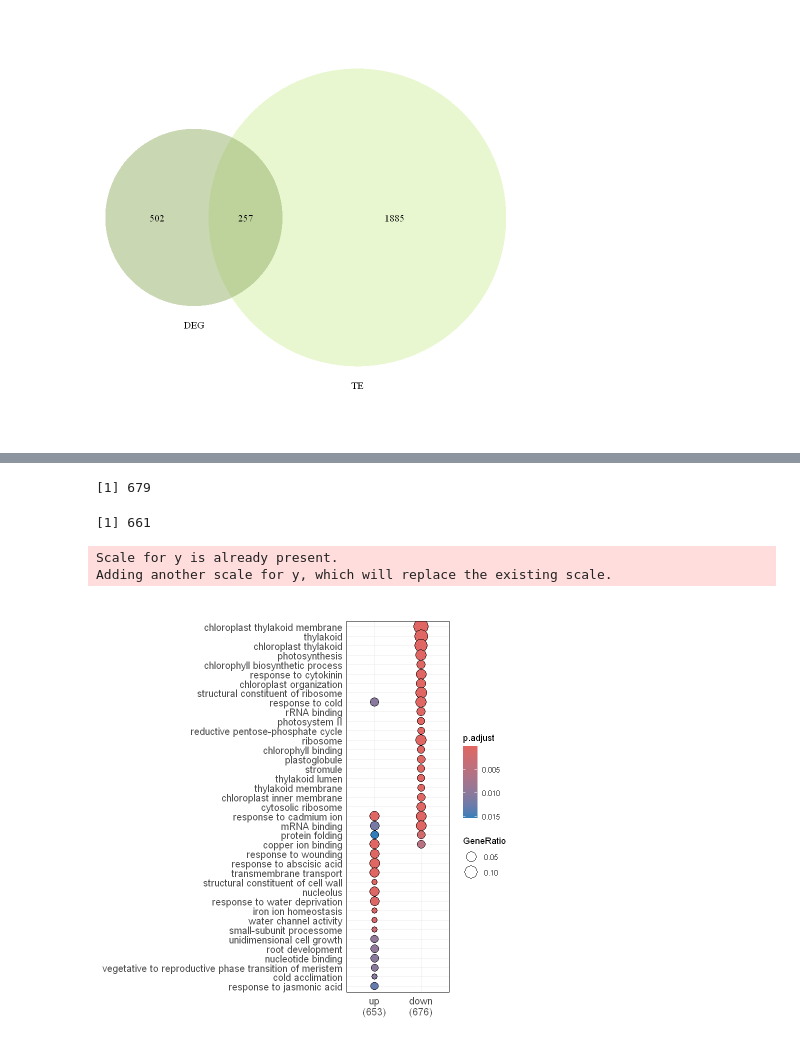
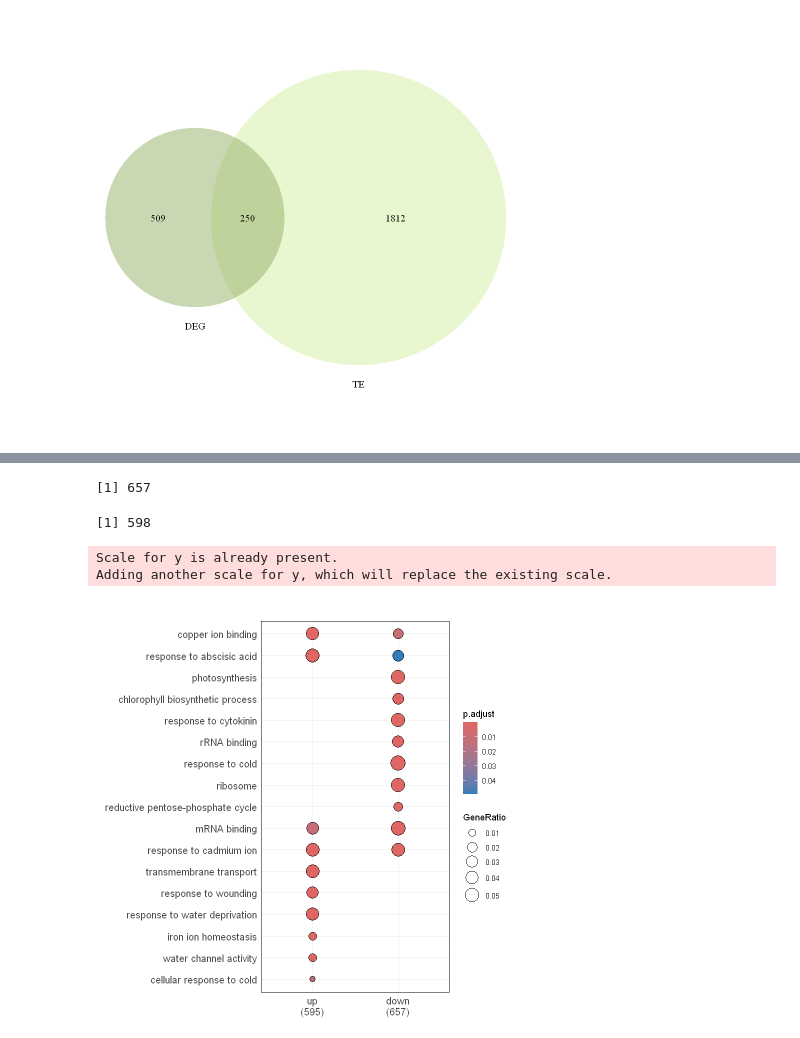
Before and after one commit to yulab2021/GRP7-mediate-translational-regulation, a Jupyter notebook: script/figure_5.ipynb, the cells around one changed output, grey strips where cells are left out. Drawn from its saved outputs; the diff is of its cells as text; code cells hidden in the pictures.

```diff
--- a/script/figure_5.ipynb
+++ b/script/figure_5.ipynb
@@ -145,8 +145,8 @@ cat.cex = 1);
 
 library(VennDiagram)
 
-Col0_ABAvsMock = read.csv("data/col0.xtail.aba_vs_mock.txt",header=T,sep="\t",row.names=1)
-g7g8_ABAvsMock = read.csv("data/g7g8.xtail.aba_vs_mock.txt",header=T,sep="\t",row.names=1)
+Col0_ABAvsMock = read.csv("data/xtail_ABA_Col_vs_Mock_Col.txt",header=T,sep="\t",row.names=1)
+g7g8_ABAvsMock = read.csv("data/xtail_ABA_g7g8_vs_Mock_g7g8.txt",header=T,sep="\t",row.names=1)
 
 
 ## sig volcano
@@ -200,34 +199,39 @@ library(data.table)
 library(stringr)
 library(clusterProfiler)
 library(org.At.tair.db)
 library(ggplot2)
 
 Col_Mock_ABA_TE_only_gene_down = setdiff(rownames(Col0_ABAvsMock_sig_down), rownames(g7g8_ABAvsMock_sig_down))
 length(Col_Mock_ABA_TE_only_gene_down)
 
 Col_Mock_ABA_TE_only_gene_up = setdiff(rownames(Col0_ABAvsMock_sig_up), rownames(g7g8_ABAvsMock_sig_up))
 length(Col_Mock_ABA_TE_only_gene_up)
 
 t2n <- fread("data/t2n-zj.txt",header = F,sep = "\t")
 t2g <- fread("data/t2g-zj.txt",header = F,sep = "\t")
 
 mydf <- data.frame(Entrez = c(Col_Mock_ABA_TE_only_gene_up, Col_Mock_ABA_TE_only_gene_down),
                    group = c(rep("up", length(Col_Mock_ABA_TE_only_gene_up)),rep("down", length(Col_Mock_ABA_TE_only_gene_down))))
 
 
 compare_result <- compareCluster(Entrez ~ group, data = mydf,fun = "enricher",TERM2GENE = t2g,TERM2NAME = t2n,pvalueCutoff = 0.05)
 compare_result@compareClusterResult$Cluster <- factor(compare_result@compareClusterResult$Cluster, levels = c("up", "down"))
+#write.table(compare_result@compareClusterResult, "Col_Mock_ABA_TE_only_gene_up_down_GO.txt", sep = "\t", quote = F, row.names = F)
 
-#pdf("fig4_Col_Mock_ABA_TE_only_gene_up_down_GO.pdf",width = 5,height = 6)
+compareClusterResult <- read.table("data/Col_Mock_ABA_TE_only_gene_up_down_GO_1.txt",header = T,sep = "\t")
+compare_result@compareClusterResult <- compareClusterResult
+compare_result@compareClusterResult$Cluster <- factor(compare_result@compareClusterResult$Cluster, levels = c("up", "down"))
+
+#pdf("fig5_Col_Mock_ABA_TE_only_gene_up_down_GO_1.pdf",width = 5,height = 7)
 dotplot(compare_result, showCategory = 20) +
   theme_minimal() +
   theme(panel.border = element_rect(color = "black", fill = NA, linewidth = 0.3), axis.text.y = element_text(size = 12), axis.text.x = element_text(size = 12)) +
   xlab(NULL)+
   scale_y_discrete(labels=function(y) str_wrap(y, width=100))
 #dev.off()
 # %% [output]
-[1] 679
+[1] 657
-[1] 661
+[1] 598
 Scale for y is already present.
 Adding another scale for y, which will replace the existing scale.
-[figure, old version]
+[figure, new version]
```
Also changed, not shown: parts of 6 cells of this notebook, 38 other files.
